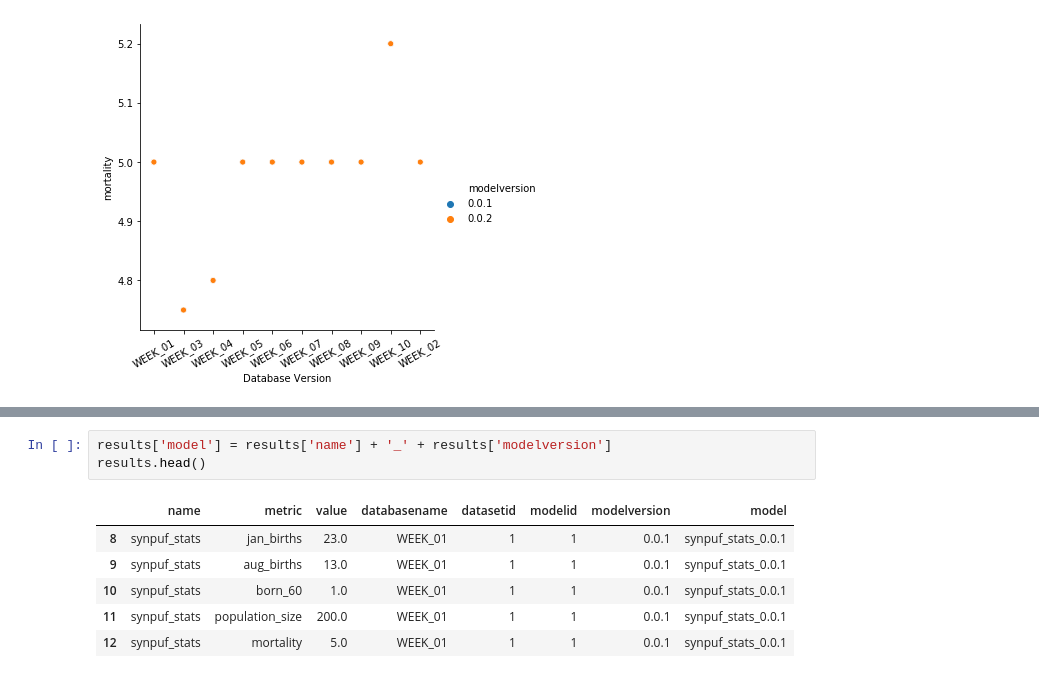
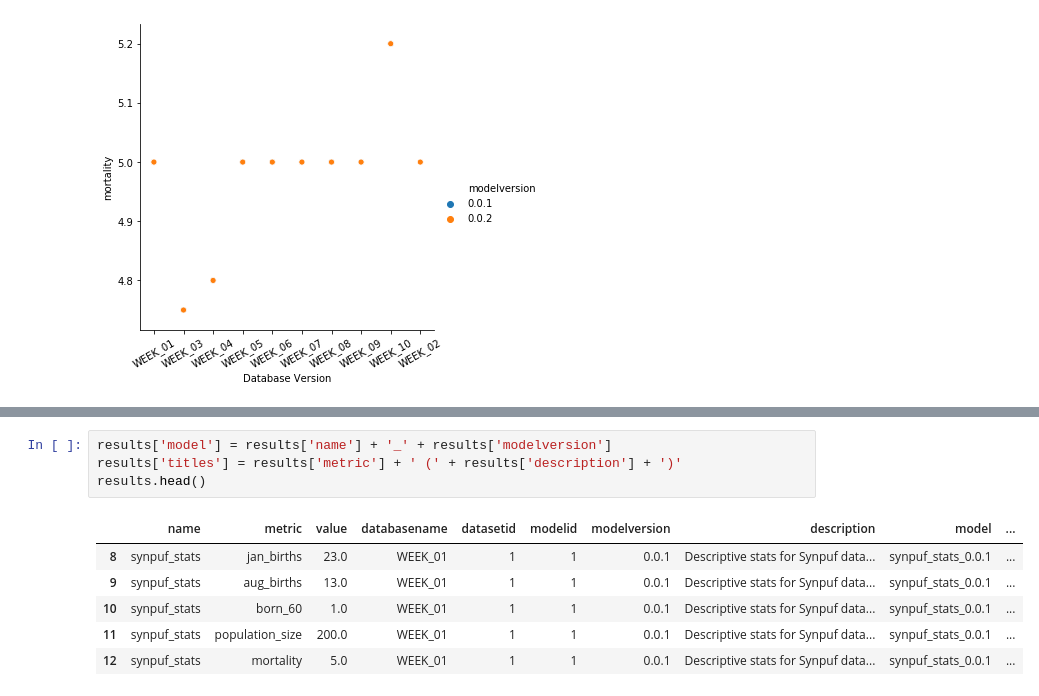
Before and after one commit to alan-turing-institute/ModMon, a Jupyter notebook: notebooks/Visualise model monitoring.ipynb, the cells around one changed output, grey strips where cells are left out. Drawn from its saved outputs; the diff is of its cells as text.

```diff
--- a/notebooks/Visualise model monitoring.ipynb
+++ b/notebooks/Visualise model monitoring.ipynb
@@ -111,11 +112,12 @@ results
 # %%
 results['model'] = results['name'] + '_' + results['modelversion']
+results['titles'] = results['metric'] + ' (' + results['description'] + ')'
 results.head()
 # %% [output]
-|  | name | metric | value | databasename | datasetid | modelid | modelversion | model |
-| 8 | synpuf_stats | jan_births | 23.0 | WEEK_01 | 1 | 1 | 0.0.1 | synpuf_stats_0.0.1 |
-| 9 | synpuf_stats | aug_births | 13.0 | WEEK_01 | 1 | 1 | 0.0.1 | synpuf_stats_0.0.1 |
-| 10 | synpuf_stats | born_60 | 1.0 | WEEK_01 | 1 | 1 | 0.0.1 | synpuf_stats_0.0.1 |
-| 11 | synpuf_stats | population_size | 200.0 | WEEK_01 | 1 | 1 | 0.0.1 | synpuf_stats_0.0.1 |
-| 12 | synpuf_stats | mortality | 5.0 | WEEK_01 | 1 | 1 | 0.0.1 | synpuf_stats_0.0.1 |
+|  | name | metric | value | databasename | datasetid | modelid | modelversion | description | model | ... |
+| 8 | synpuf_stats | jan_births | 23.0 | WEEK_01 | 1 | 1 | 0.0.1 | Descriptive stats for Synpuf data... | synpuf_stats_0.0.1 | ... |
+| 9 | synpuf_stats | aug_births | 13.0 | WEEK_01 | 1 | 1 | 0.0.1 | Descriptive stats for Synpuf data... | synpuf_stats_0.0.1 | ... |
+| 10 | synpuf_stats | born_60 | 1.0 | WEEK_01 | 1 | 1 | 0.0.1 | Descriptive stats for Synpuf data... | synpuf_stats_0.0.1 | ... |
+| 11 | synpuf_stats | population_size | 200.0 | WEEK_01 | 1 | 1 | 0.0.1 | Descriptive stats for Synpuf data... | synpuf_stats_0.0.1 | ... |
+| 12 | synpuf_stats | mortality | 5.0 | WEEK_01 | 1 | 1 | 0.0.1 | Descriptive stats for Synpuf data... | synpuf_stats_0.0.1 | ... |
 # %%
```
Also changed, not shown: parts of 2 cells of this notebook.
